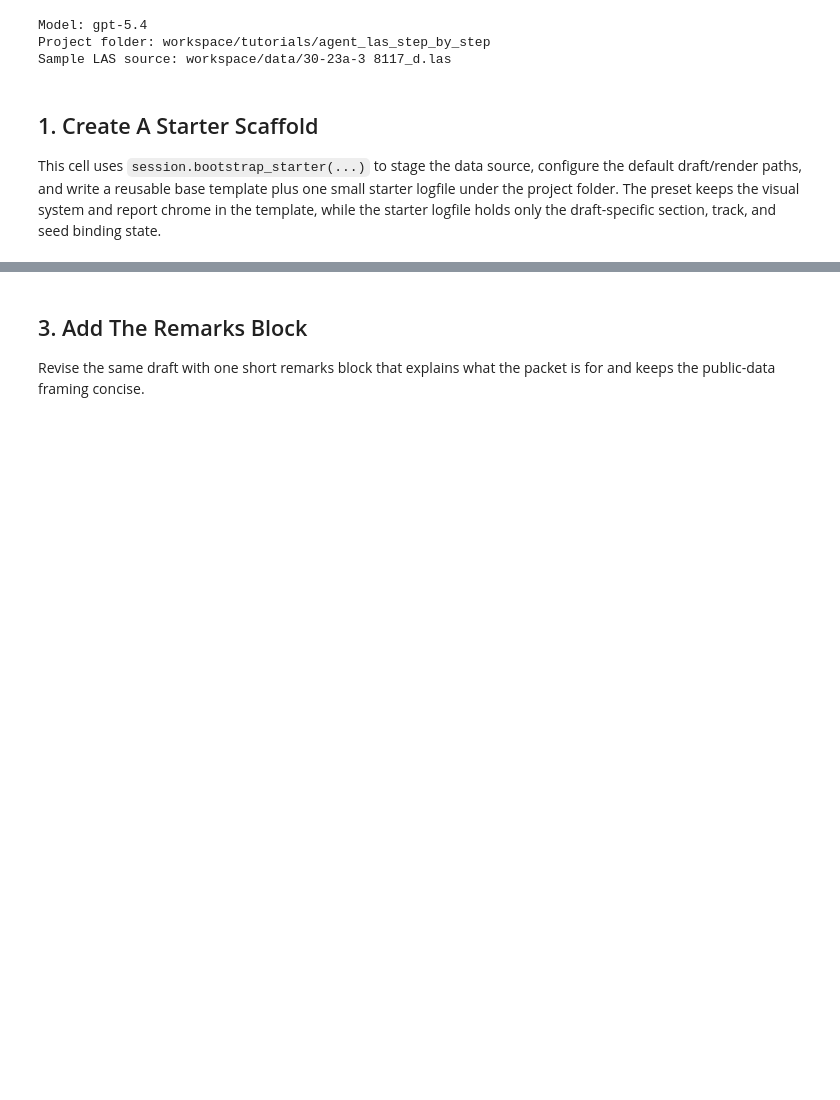
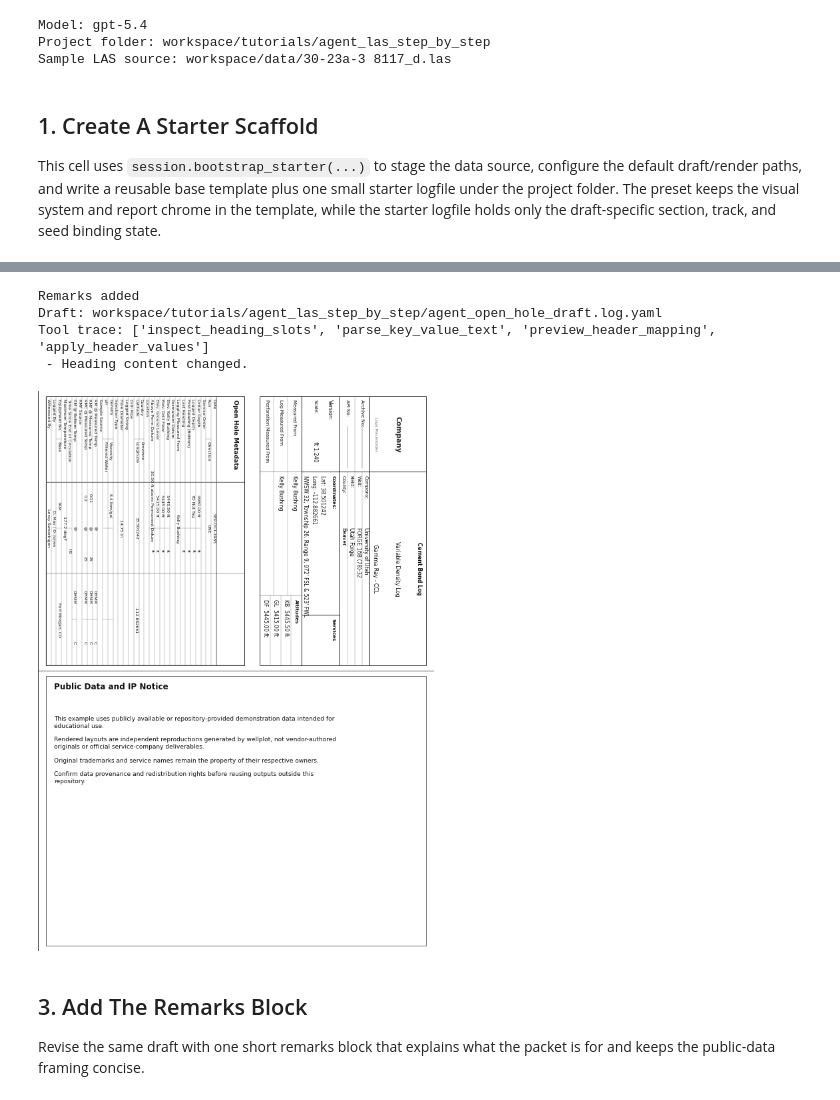
Before and after one commit to cschrupp/wellplot, a Jupyter notebook: examples/notebooks/user/agent_las_step_by_step.ipynb, the cells around one changed output, grey strips where cells are left out. Saved outputs shown, nothing was run; the diff lists cells and outputs as text; code cells hidden in the pictures; blank space fills up the shorter version.

```diff
--- a/examples/notebooks/user/agent_las_step_by_step.ipynb
+++ b/examples/notebooks/user/agent_las_step_by_step.ipynb
@@ -161,3 +224,79 @@ display_authoring_result("Initial draft", seed_result, preview="report")
+# %%
+complete_header = await session.revise(
+    feedback="""
+        Use the following values to complete the relevant header fields:
+
+            FORGE 16B (78)-32 — Header Information Consolidated
+
+            LOG / SERVICE
+            - Cement Bond Log
+            - Variable Density Log
+            - Gamma Ray - CCL
+
+            COMPANY / WELL IDENTIFICATION
+            - Company: University of Utah
+            - Well: FORGE 16B (78)-32
+            - Field: Utah Forge
+            - County: Beaver
+            - State: Utah
+
+            LOCATION
+            - Section: NWSW 32
+            - Township: 26
+            - Range: 9
+            - Footage: 972' FSL & 523' FWL
+            - Latitude: 38.501242
+            - Longitude: -112.882661
+
+            ELEVATION / DATUM
+            - K.B.: 5445.50 ft
+            - G.L.: 5415.00 ft
+            - D.F.: 5445.00 ft
+            - Log Measured From: Kelly Bushing
+            - Drilling Measured From: Kelly Bushing
+            - Ground Level Elevation: 5415.00 ft
+            - Kelly Bushing: 30.50 ft above Permanent Datum
+
+            WELL / LOGGING DETAILS
+            - Logging Date: 08-May-2023
+            - Run Number: ONE
+            - Depth Driller: 4980.00 ft
+            - Schlumberger Depth: TD Not Tag
+            - Bottom Log Interval: 4845.00 ft
+            - Top Log Interval: 25.00 ft
+            - Casing Fluid Type: Fresh Water
+            - Casing Fluid Density: not listed
+            - Density: 8.4 lbm/gal
+            - Fluid Level: 8.00 ft
+
+            BIT / CASING / TUBING STRING
+            - Bit Size: 14.75 in
+            - Bit Interval From: 100.00 ft
+            - Bit Interval To: 4980.00 ft
+            - Casing/Tubing Size: 11.75 in
+            - Casing/Tubing Weight: 65.00 lbm/ft
+            - Casing/Tubing Grade: N/A
+            - Casing/Tubing Interval From: 0.00 ft
+            - Casing/Tubing Interval To: 4839.00 ft
+
+            TEMPERATURE / UNIT / PERSONNEL
+            - Max Recorded Temperature: 177.2 degF
+            - Logged on Bottom: 08-May-2023
+            - Time: 12:30:00
+            - Unit Number: TAM
+            - Unit Location: Fort Morgan, CO
+            - Recorded By: D. May / D. Jones
+            - Witnessed By: Leroy Swearingen
+    """,
+)
+
+display_authoring_result("Remarks added", complete_header, preview="report")
+# %% [output]
+Remarks added
+Draft: workspace/tutorials/agent_las_step_by_step/agent_open_hole_draft.log.yaml
+Tool trace: ['inspect_heading_slots', 'parse_key_value_text', 'preview_header_mapping', 'apply_header_values']
+ - Heading content changed.
+[figure, added]
 # %% [markdown]
 ## 3. Add The Remarks Block
 
```
Also changed, not shown: parts of 11 cells of this notebook, 19 other files.
